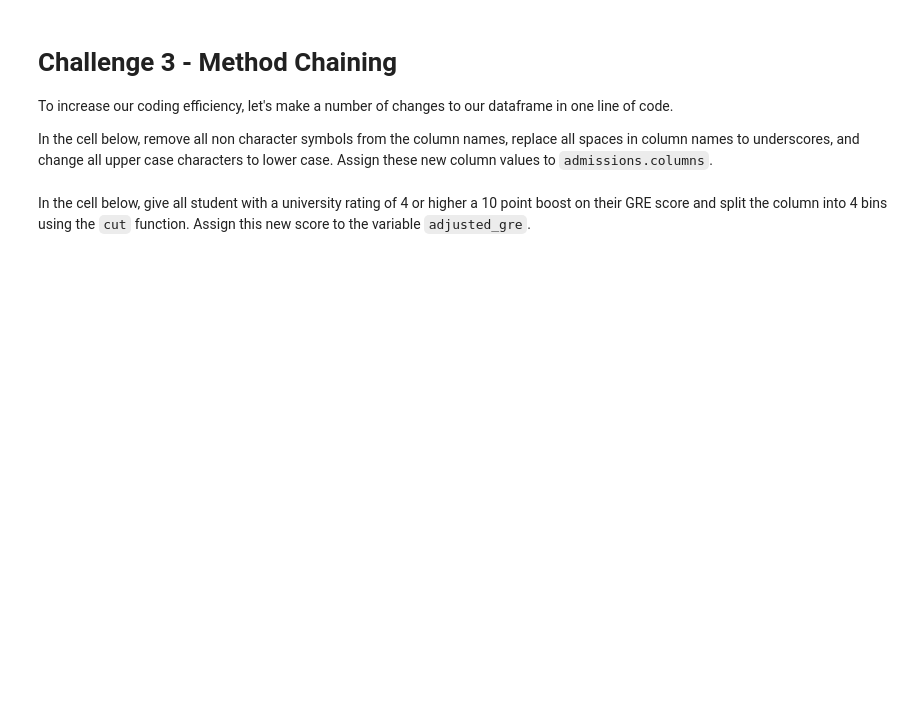
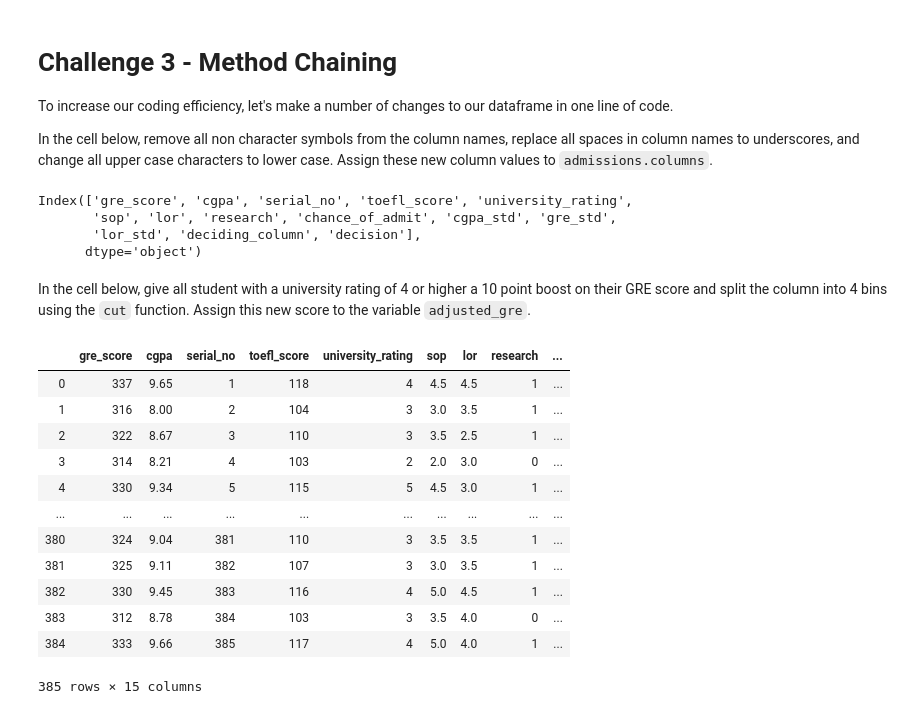
Before and after one commit to ta-data-lis/lab-advanced-pandas, a Jupyter notebook: your-code/main.ipynb, the cells around one changed output. Saved outputs shown, nothing was run; the diff lists cells and outputs as text; code cells hidden in the pictures; blank space fills up the shorter version.

```diff
--- a/your-code/main.ipynb
+++ b/your-code/main.ipynb
@@ -311,2 +314,14 @@ In the cell below, remove all non character symbols from the column names, repla
+# %%
+# your code here
+admissions.columns = [re.sub(r"\W", " ", col).strip().replace(" ", "_").lower()
+                      for col in admissions.columns]
+
+# checking
+admissions.columns
+# %% [output]
+Index(['gre_score', 'cgpa', 'serial_no', 'toefl_score', 'university_rating',
+       'sop', 'lor', 'research', 'chance_of_admit', 'cgpa_std', 'gre_std',
+       'lor_std', 'deciding_column', 'decision'],
+      dtype='object')
 # %% [markdown]
 In the cell below, give all student with a university rating of 4 or higher a 10 point boost on their GRE score and split the column into 4 bins using the `cut` function. Assign this new score to the variable `adjusted_gre`.
@@ -314,0 +328,24 @@ In the cell below, give all student with a university rating of 4 or higher a 10
+# %%
+# your code here
+# filtering for the students with a Uni rating equal or higher than 4
+high_uni_rating = admissions["university_rating"] >= 4
+
+# I'm confused; is "(337.5, 350.0]" and "NaN"'s the desired output? what would that mean?
+admissions["adjusted_gre"] = pd.cut(admissions[high_uni_rating]["gre_score"].add(10),
+                                            bins = 4)
+# %%
+admissions
+# %% [output]
+|  | gre_score | cgpa | serial_no | toefl_score | university_rating | sop | lor | research | ... |
+| 0 | 337 | 9.65 | 1 | 118 | 4 | 4.5 | 4.5 | 1 | ... |
+| 1 | 316 | 8.00 | 2 | 104 | 3 | 3.0 | 3.5 | 1 | ... |
+| 2 | 322 | 8.67 | 3 | 110 | 3 | 3.5 | 2.5 | 1 | ... |
+| 3 | 314 | 8.21 | 4 | 103 | 2 | 2.0 | 3.0 | 0 | ... |
+| 4 | 330 | 9.34 | 5 | 115 | 5 | 4.5 | 3.0 | 1 | ... |
+| ... | ... | ... | ... | ... | ... | ... | ... | ... | ... |
+| 380 | 324 | 9.04 | 381 | 110 | 3 | 3.5 | 3.5 | 1 | ... |
+| 381 | 325 | 9.11 | 382 | 107 | 3 | 3.0 | 3.5 | 1 | ... |
+| 382 | 330 | 9.45 | 383 | 116 | 4 | 5.0 | 4.5 | 1 | ... |
+| 383 | 312 | 8.78 | 384 | 103 | 3 | 3.5 | 4.0 | 0 | ... |
+| 384 | 333 | 9.66 | 385 | 117 | 4 | 5.0 | 4.0 | 1 | ... |
+385 rows × 15 columns
```
Also changed, not shown: parts of 5 cells of this notebook.
